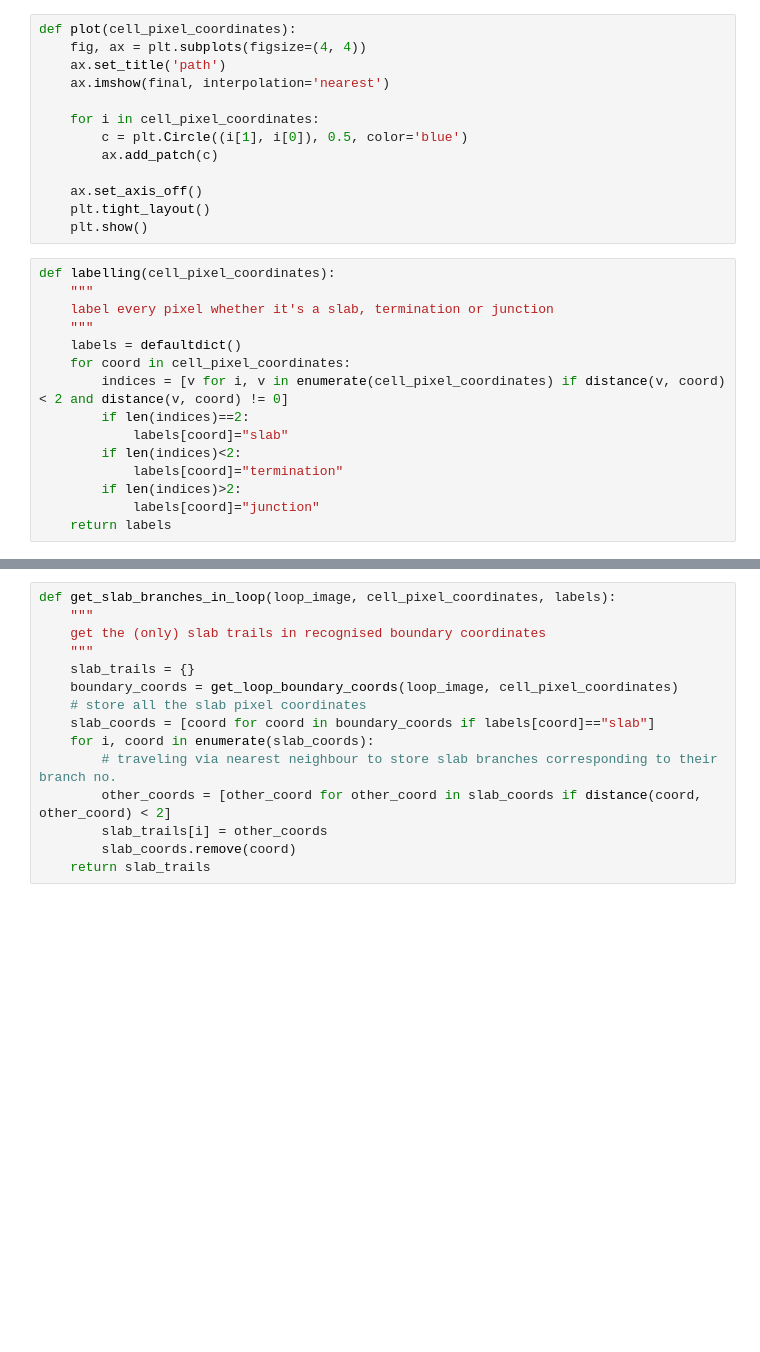
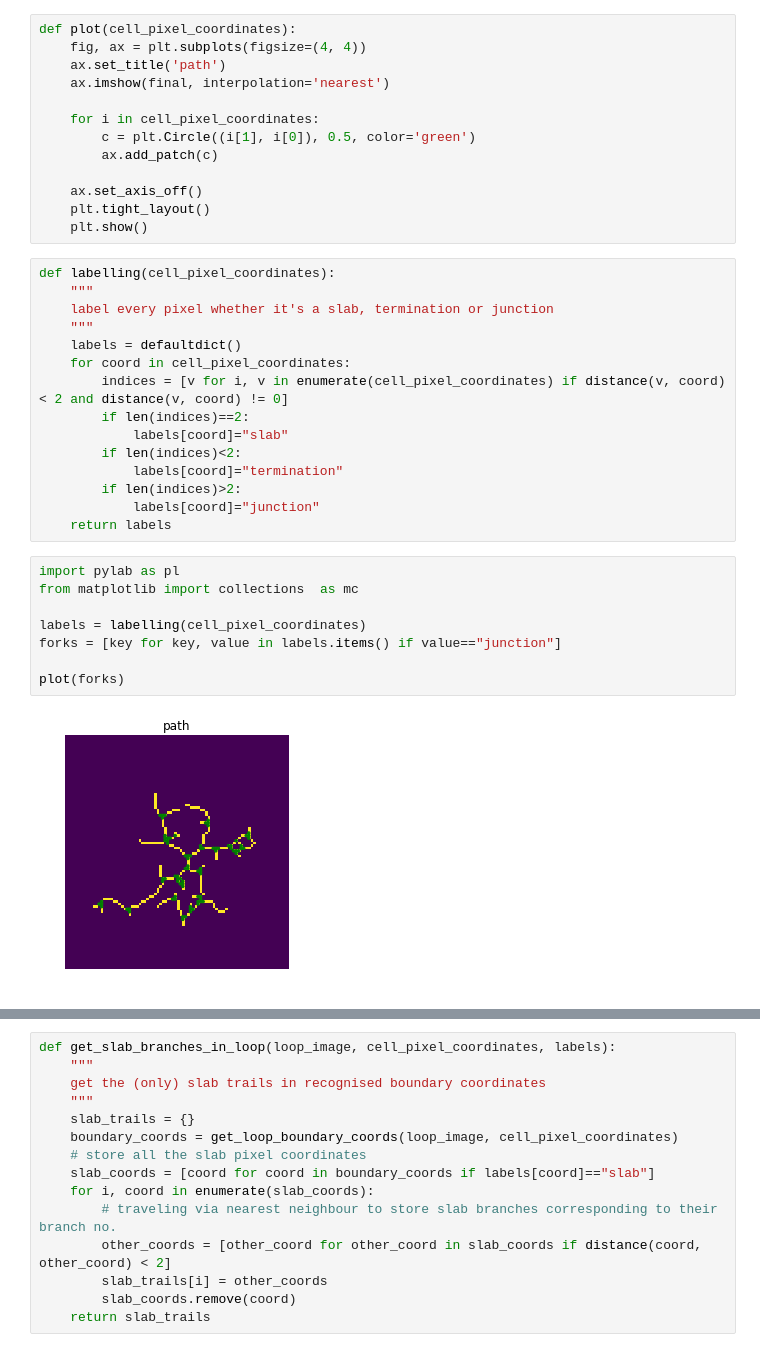
Before and after one commit to swanandlab/SMorph, a Jupyter notebook: sholl analysis.ipynb, the cells around one changed output, grey strips where cells are left out. Cells and saved outputs as stored; diff of their text form; blank space fills up the shorter version.

```diff
--- a/sholl analysis.ipynb
+++ b/sholl analysis.ipynb
@@ -272,7 +272,7 @@ def plot(cell_pixel_coordinates):
     ax.imshow(final, interpolation='nearest')
 
     for i in cell_pixel_coordinates:
-        c = plt.Circle((i[1], i[0]), 0.5, color='blue')
+        c = plt.Circle((i[1], i[0]), 0.5, color='green')
         ax.add_patch(c)
 
     ax.set_axis_off()
@@ -293,4 +293,14 @@ def labelling(cell_pixel_coordinates):
         if len(indices)>2:
             labels[coord]="junction"
     return labels
+# %%
+import pylab as pl
+from matplotlib import collections  as mc
+
+labels = labelling(cell_pixel_coordinates)
+forks = [key for key, value in labels.items() if value=="junction"]
+
+plot(forks)
+# %% [output]
+[figure, added]
 # %%
```
Also changed, not shown: parts of 9 cells of this notebook.
